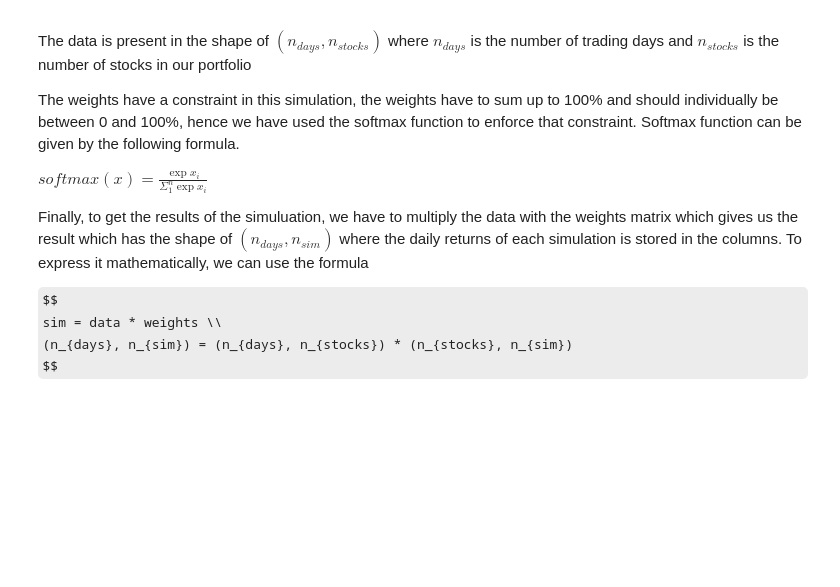
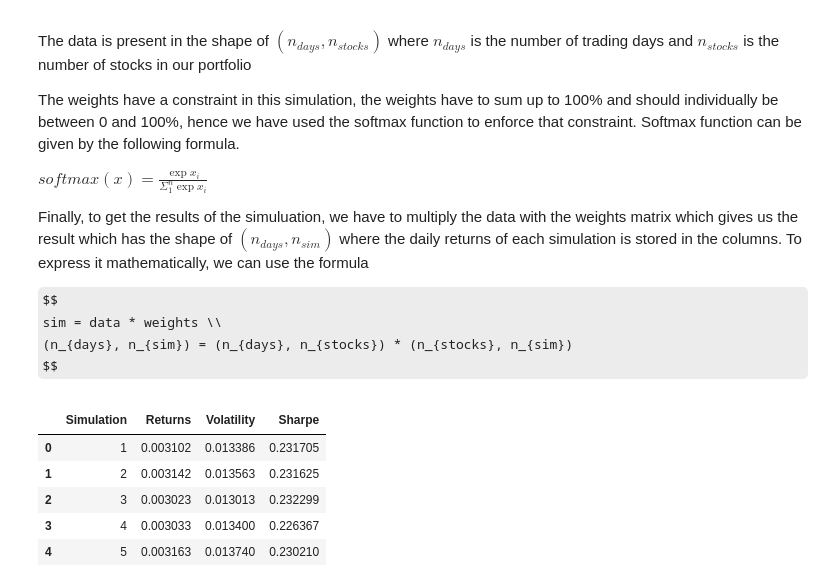
Before and after one commit to aayush1036/FERM-project, a Jupyter notebook: project.ipynb, the cells around one changed output. Cells and saved outputs as stored; diff of their text form; code cells hidden in the pictures; some formulas as TeX source; blank space fills up the shorter version.

```diff
--- a/project.ipynb
+++ b/project.ipynb
@@ -132,3 +161,14 @@ $$
 sim = data * weights \\
 (n_{days}, n_{sim}) = (n_{days}, n_{stocks}) * (n_{stocks}, n_{sim})
 $$
+# %%
+# Perform monte carlo simulation
+monte_carlo_df = port.monte_carlo()
+display(monte_carlo_df.head())
+# %% [output]
+|  | Simulation | Returns | Volatility | Sharpe |
+| 0 | 1 | 0.003102 | 0.013386 | 0.231705 |
+| 1 | 2 | 0.003142 | 0.013563 | 0.231625 |
+| 2 | 3 | 0.003023 | 0.013013 | 0.232299 |
+| 3 | 4 | 0.003033 | 0.013400 | 0.226367 |
+| 4 | 5 | 0.003163 | 0.013740 | 0.230210 |
```
Also changed, not shown: parts of 11 cells of this notebook, 2 other files.
